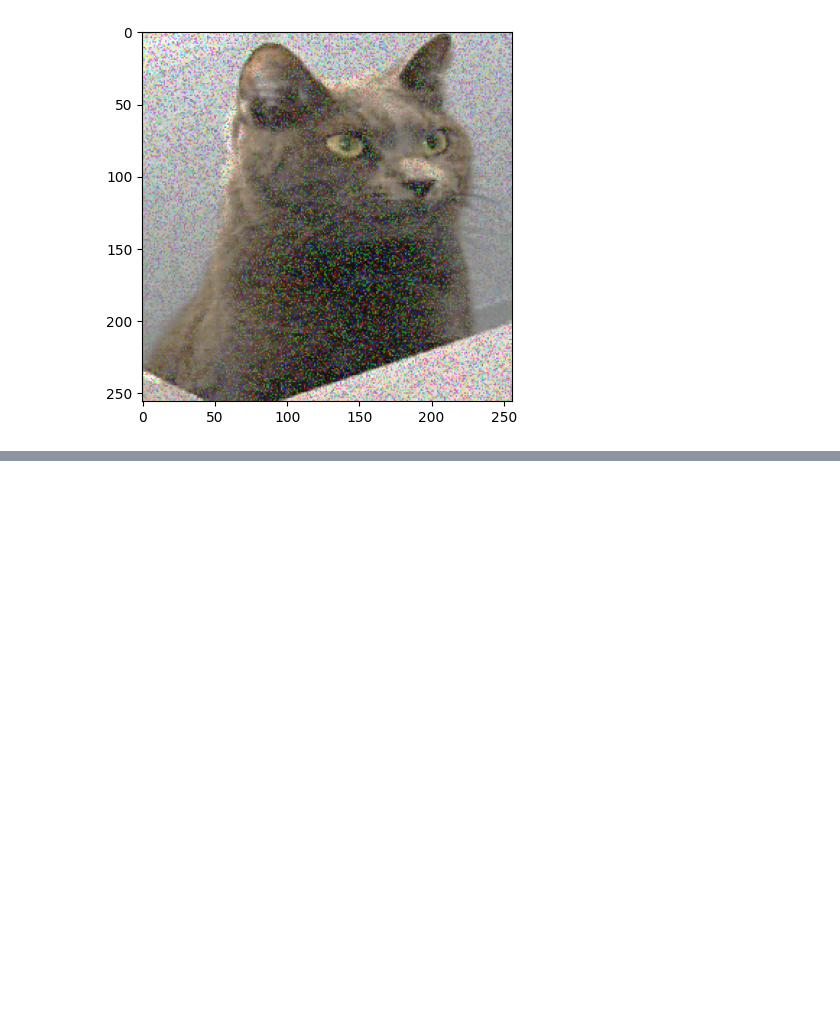
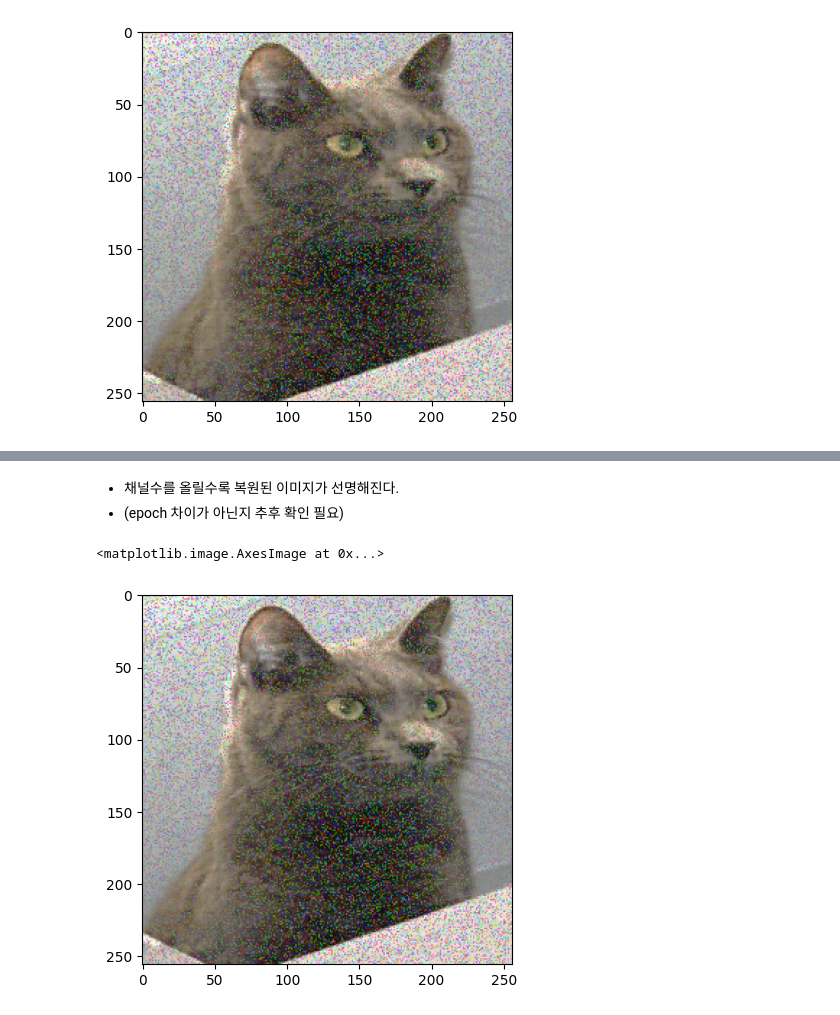
Before and after one commit to kal6868/study, a Jupyter notebook: autoencoder/autoencoder_cnn.ipynb, the cells around one changed output, grey strips where cells are left out. Drawn from its saved outputs; the diff is of its cells as text; code cells hidden in the pictures; blank space fills up the shorter version.

```diff
--- a/autoencoder/autoencoder_cnn.ipynb
+++ b/autoencoder/autoencoder_cnn.ipynb
@@ -265,0 +309,6 @@ plt.imshow(image_recover.permute(1, 2, 0).cpu().numpy())
+# %%
+model = AutoEncoder_conv().to(device)
+optimizer = torch.optim.Adam(model.parameters(), lr=1e-3)
+criterion = nn.MSELoss()
+# %%
+train_process(400, model, batch_train_x, batch_valid_x)
@@ -265,0 +333,9 @@ plt.imshow(image_recover.permute(1, 2, 0).cpu().numpy())
+# %% [markdown]
+* 채널수를 올릴수록 복원된 이미지가 선명해진다.
+* (epoch 차이가 아닌지 추후 확인 필요)
+# %%
+image_recover = inference_img(model, test_files_numpy[10])
+plt.imshow(image_recover.permute(1, 2, 0).cpu().numpy())
+# %% [output]
+<matplotlib.image.AxesImage at 0x...>
+[figure, added]
```
Also changed, not shown: parts of 3 cells of this notebook.
